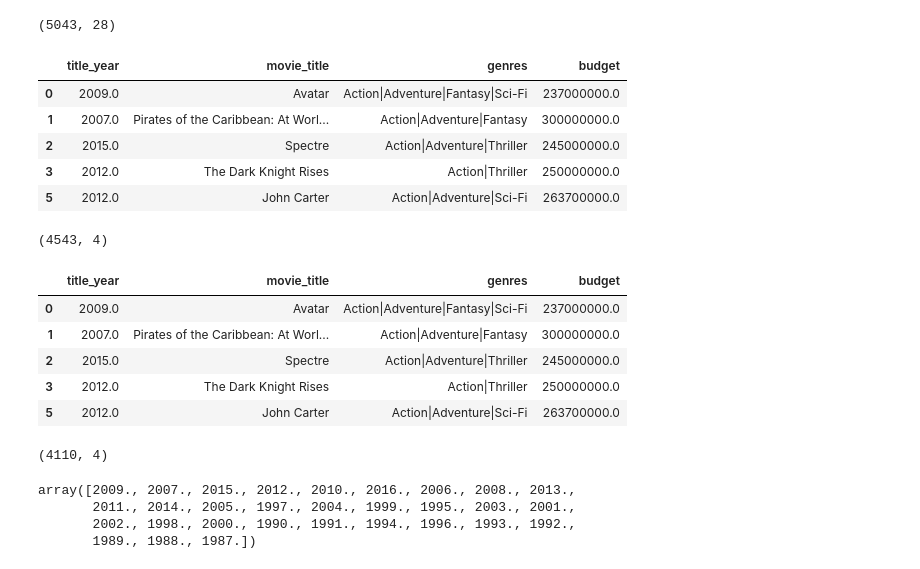
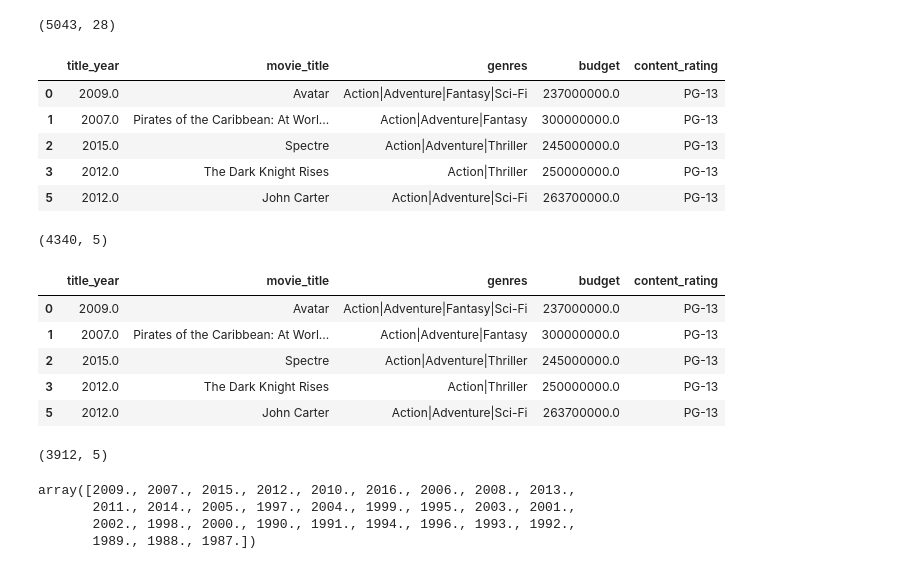
Before and after one commit to jthorburn18/Stats131_FinalProject, a Jupyter notebook: Exploratory Analysis - Project - Jordan's start_JT.ipynb, the cells around one changed output. Saved outputs shown, nothing was run; the diff lists cells and outputs as text; code cells hidden in the pictures.

```diff
--- a/Exploratory Analysis - Project - Jordan's start_JT.ipynb
+++ b/Exploratory Analysis - Project - Jordan's start_JT.ipynb
@@ -34,35 +49,35 @@ movies.shape
 (5043, 28)
 # %%
 #keeping only title, genre, and budget columns
-genres_budget = movies[['title_year', 'movie_title', 'genres', 'budget']]
+genres_budget = movies[['title_year', 'movie_title', 'genres', 'budget','content_rating']]
 genres_budget = genres_budget.dropna(axis = 0) #remove missing values
 genres_budget.head()
 # %% [output]
-|  | title_year | movie_title | genres | budget |
-| 0 | 2009.0 | Avatar | Action|Adventure|Fantasy|Sci-Fi | 237000000.0 |
-| 1 | 2007.0 | Pirates of the Caribbean: At Worl... | Action|Adventure|Fantasy | 300000000.0 |
-| 2 | 2015.0 | Spectre | Action|Adventure|Thriller | 245000000.0 |
-| 3 | 2012.0 | The Dark Knight Rises | Action|Thriller | 250000000.0 |
-| 5 | 2012.0 | John Carter | Action|Adventure|Sci-Fi | 263700000.0 |
+|  | title_year | movie_title | genres | budget | content_rating |
+| 0 | 2009.0 | Avatar | Action|Adventure|Fantasy|Sci-Fi | 237000000.0 | PG-13 |
+| 1 | 2007.0 | Pirates of the Caribbean: At Worl... | Action|Adventure|Fantasy | 300000000.0 | PG-13 |
+| 2 | 2015.0 | Spectre | Action|Adventure|Thriller | 245000000.0 | PG-13 |
+| 3 | 2012.0 | The Dark Knight Rises | Action|Thriller | 250000000.0 | PG-13 |
+| 5 | 2012.0 | John Carter | Action|Adventure|Sci-Fi | 263700000.0 | PG-13 |
 # %%
 genres_budget.shape
 # %% [output]
-(4543, 4)
+(4340, 5)
 # %%
 #only looking from after 1986
 genres_budget = genres_budget.loc[genres_budget['title_year'] > 1986.0]
 genres_budget.head()
 # %% [output]
-|  | title_year | movie_title | genres | budget |
-| 0 | 2009.0 | Avatar | Action|Adventure|Fantasy|Sci-Fi | 237000000.0 |
-| 1 | 2007.0 | Pirates of the Caribbean: At Worl... | Action|Adventure|Fantasy | 300000000.0 |
-| 2 | 2015.0 | Spectre | Action|Adventure|Thriller | 245000000.0 |
-| 3 | 2012.0 | The Dark Knight Rises | Action|Thriller | 250000000.0 |
-| 5 | 2012.0 | John Carter | Action|Adventure|Sci-Fi | 263700000.0 |
+|  | title_year | movie_title | genres | budget | content_rating |
+| 0 | 2009.0 | Avatar | Action|Adventure|Fantasy|Sci-Fi | 237000000.0 | PG-13 |
+| 1 | 2007.0 | Pirates of the Caribbean: At Worl... | Action|Adventure|Fantasy | 300000000.0 | PG-13 |
+| 2 | 2015.0 | Spectre | Action|Adventure|Thriller | 245000000.0 | PG-13 |
+| 3 | 2012.0 | The Dark Knight Rises | Action|Thriller | 250000000.0 | PG-13 |
+| 5 | 2012.0 | John Carter | Action|Adventure|Sci-Fi | 263700000.0 | PG-13 |
 # %%
 genres_budget.shape
 # %% [output]
-(4110, 4)
+(3912, 5)
 # %%
 genres_budget.title_year.unique()
 # %% [output]
```
Also changed, not shown: parts of 54 cells of this notebook.
